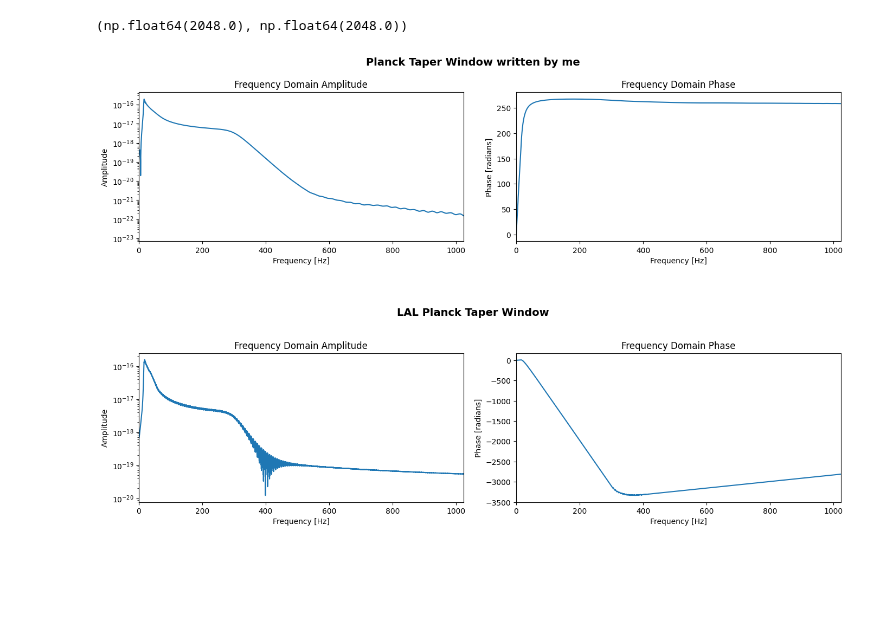
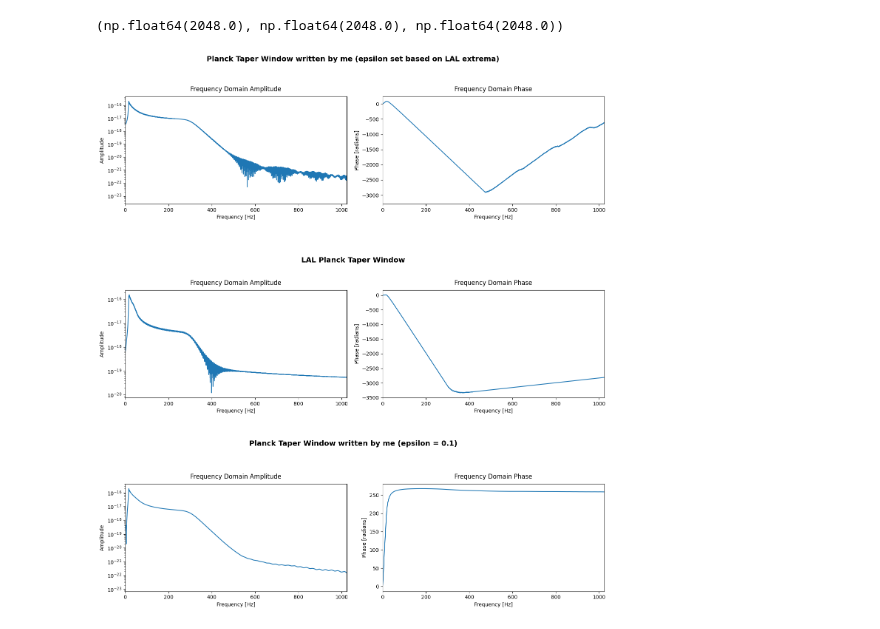
Before and after one commit to AfrozSaqlain/GWSurrogate, a Jupyter notebook: notebooks/eccentric_fd.ipynb, the cells around one changed output. Saved outputs shown, nothing was run; the diff lists cells and outputs as text; code cells hidden in the pictures; blank space fills up the shorter version.

Commit message:
Analyzed two planck window functions

```diff
--- a/notebooks/eccentric_fd.ipynb
+++ b/notebooks/eccentric_fd.ipynb
@@ -146,22 +151,29 @@ pad_2 = int(2**(np.ceil(np.log2(length_2))))
 # %%
 hp_1 = np.pad(hp_1, (0, pad_1 - length_1))
 hp_2 = np.pad(hp_2, (0, pad_2 - length_2))
+hp_3 = np.pad(hp_3, (0, pad_3 - length_3))
 # %%
 hp_fd_freq_1 = rfftfreq(len(hp_1), 1.0/(4096))
 hp_fd_1 = rfft(hp_1)
 
 hp_fd_freq_2 = rfftfreq(len(hp_2), 1.0/(4096))
 hp_fd_2 = rfft(hp_2)
+
+hp_fd_freq_3 = rfftfreq(len(hp_3), 1.0/(4096))
+hp_fd_3 = rfft(hp_3)
 # %%
-hp_fd_freq_1.max(), hp_fd_freq_2.max()
+hp_fd_freq_1.max(), hp_fd_freq_2.max(), hp_fd_freq_3.max()
 # %% [output]
-(np.float64(2048.0), np.float64(2048.0))
+(np.float64(2048.0), np.float64(2048.0), np.float64(2048.0))
 # %%
 hp_fd_amp_1 = np.abs(hp_fd_1)
 hp_fd_phase_1 = np.unwrap(np.angle(hp_fd_1))
 
 hp_fd_amp_2 = np.abs(hp_fd_2)
 hp_fd_phase_2 = np.unwrap(np.angle(hp_fd_2))
+
+hp_fd_amp_3 = np.abs(hp_fd_3)
+hp_fd_phase_3 = np.unwrap(np.angle(hp_fd_3))
 # %%
 poly_fit_1 = np.polyfit(hp_fd_freq_1, hp_fd_phase_1, 1)
 linear_phase_1 = np.polyval(poly_fit_1, hp_fd_freq_1)
@@ -176,47 +188,68 @@ phase_centered_2 = hp_fd_phase_2 - linear_phase_2
 
 phase_offset_2 = phase_centered_2[0]
 phase_anchored_2 = phase_centered_2 - phase_offset_2
+
+poly_fit_3 = np.polyfit(hp_fd_freq_3, hp_fd_phase_3, 1)
+linear_phase_3 = np.polyval(poly_fit_3, hp_fd_freq_3)
+phase_centered_3 = hp_fd_phase_3 - linear_phase_3
+
+phase_offset_3 = phase_centered_3[0]
+phase_anchored_3 = phase_centered_3 - phase_offset_3
 # %%
-fig, axs = plt.subplots(2, 2, figsize=(14, 6))
+fig, axs = plt.subplots(3, 2, figsize=(14, 16))
 ax = axs.flatten()
 
-fig.text(0.5, 0.95, "Planck Taper Window written by me", ha="center", va="center", fontsize=14, fontweight="bold")
-fig.text(0.5, 0.18, "LAL Planck Taper Window", ha="center", va="center", fontsize=14, fontweight="bold")
+fig.text(0.5, 0.93, "Planck Taper Window written by me (epsilon set based on LAL extrema)",
+         ha="center", va="bottom", fontsize=14, fontweight="bold")
+
+fig.text(0.5, 0.59, "LAL Planck Taper Window",
+         ha="center", va="bottom", fontsize=14, fontweight="bold")
+
+fig.text(0.5, 0.28, "Planck Taper Window written by me (epsilon = 0.1)",
+         ha="center", va="bottom", fontsize=14, fontweight="bold")
 
 ax[0].plot(hp_fd_freq_1, hp_fd_amp_1)
 ax[0].set_xlabel("Frequency [Hz]")
 ax[0].set_ylabel("Amplitude")
-ax[0].set_title("Frequency Domain Amplitude")
+ax[0].set_title("Frequency Domain Amplitude", pad=10)
 ax[0].set_yscale("log")
 ax[0].set_xlim(0, 1024)
-# ax[0].set_ylim(0, hp_fd_amp.max()*1.1)
 
 ax[1].plot(hp_fd_freq_1, phase_anchored_1)
 ax[1].set_xlabel("Frequency [Hz]")
 ax[1].set_ylabel("Phase [radians]")
-ax[1].set_title("Frequency Domain Phase")
-ax[1].set_yscale("linear")
+ax[1].set_title("Frequency Domain Phase", pad=10)
 ax[1].set_xlim(0, 1024)
-# ax[1].set_ylim(-np.pi, np.pi)
 
 ax[2].plot(hp_fd_freq_2, hp_fd_amp_2)
 ax[2].set_xlabel("Frequency [Hz]")
 ax[2].set_ylabel("Amplitude")
-ax[2].set_title("Frequency Domain Amplitude")
+ax[2].set_title("Frequency Domain Amplitude", pad=10)
 ax[2].set_yscale("log")
 ax[2].set_xlim(0, 1024)
-# ax[2].set_ylim(0, hp_fd_amp.max()*1.1)
 
 ax[3].plot(hp_fd_freq_2, phase_anchored_2)
 ax[3].set_xlabel("Frequency [Hz]")
 ax[3].set_ylabel("Phase [radians]")
-ax[3].set_title("Frequency Domain Phase")
-ax[3].set_yscale("linear")
+ax[3].set_title("Frequency Domain Phase", pad=10)
 ax[3].set_xlim(0, 1024)
-# ax[3].set_ylim(-np.pi, np.pi)
 
-plt.tight_layout(rect=[0, -0.5, 1, 0.92])
-fig.subplots_adjust(hspace=0.75)
+ax[4].plot(hp_fd_freq_3, hp_fd_amp_3)
+ax[4].set_xlabel("Frequency [Hz]")
+ax[4].set_ylabel("Amplitude")
+ax[4].set_title("Frequency Domain Amplitude", pad=10)
+ax[4].set_yscale("log")
+ax[4].set_xlim(0, 1024)
+
+ax[5].plot(hp_fd_freq_3, phase_anchored_3)
+ax[5].set_xlabel("Frequency [Hz]")
+ax[5].set_ylabel("Phase [radians]")
+ax[5].set_title("Frequency Domain Phase", pad=10)
+ax[5].set_xlim(0, 1024)
+
+plt.tight_layout(rect=[0, 0, 1, 0.9])
+fig.subplots_adjust(hspace=0.8)
+
 plt.show()
 # %% [output]
-[figure, old version]
+[figure, new version]
```
Also changed, not shown: parts of 4 cells of this notebook.
